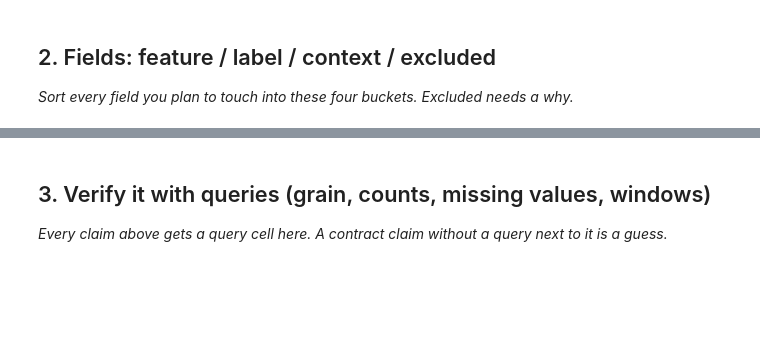
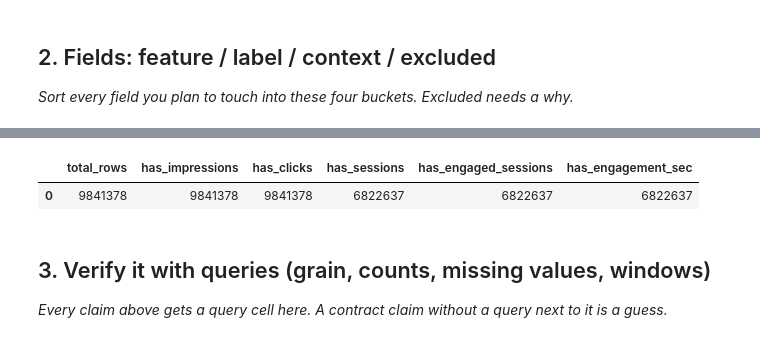
Before and after one commit to shahzamanjatoi/flyrank-ml-internship, a Jupyter notebook: work/notebooks/w03_data_contract.ipynb, the cells around one changed output, grey strips where cells are left out. Saved outputs shown, nothing was run; the diff lists cells and outputs as text; code cells hidden in the pictures; blank space fills up the shorter version.

```diff
--- a/work/notebooks/w03_data_contract.ipynb
+++ b/work/notebooks/w03_data_contract.ipynb
@@ -23,3 +87,18 @@ This skeleton is yours to fill. Work the sections **in order** — each one has
+# %%
+fields_check = con.execute("""
+    SELECT
+        COUNT(*) AS total_rows,
+        COUNT(gsc_impressions) AS has_impressions,
+        COUNT(gsc_clicks) AS has_clicks,
+        COUNT(ga4_sessions) AS has_sessions,
+        COUNT(ga4_engaged_sessions) AS has_engaged_sessions,
+        COUNT(ga4_total_engagement_sec) AS has_engagement_sec
+    FROM fact_daily
+""").fetchdf()
+fields_check
+# %% [output]
+|  | total_rows | has_impressions | has_clicks | has_sessions | has_engaged_sessions | has_engagement_sec |
+| 0 | 9841378 | 9841378 | 9841378 | 6822637 | 6822637 | 6822637 |
 # %% [markdown]
 ## 3. Verify it with queries (grain, counts, missing values, windows)
 
```
Also changed, not shown: parts of 17 cells of this notebook.
